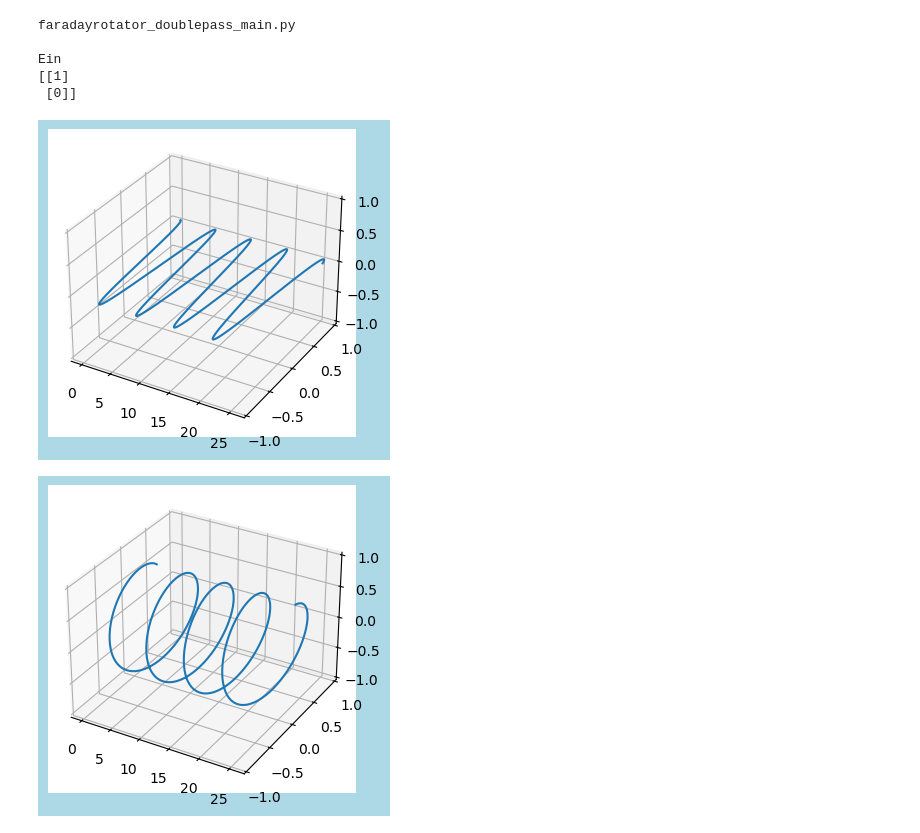
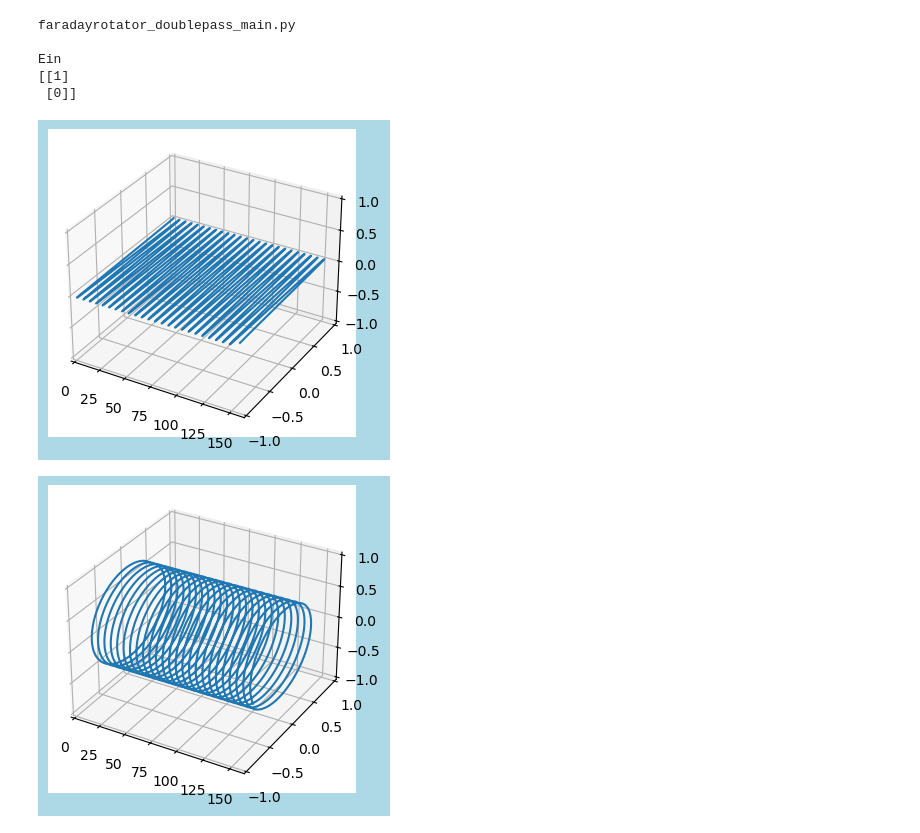
Before and after one commit to tacticstactics/reflection-phase-change, a Jupyter notebook: circular_polarization_propagate_main.ipynb, the cells around one changed output. Saved outputs shown, nothing was run; the diff lists cells and outputs as text; code cells hidden in the pictures.

```diff
--- a/circular_polarization_propagate_main.ipynb
+++ b/circular_polarization_propagate_main.ipynb
@@ -15,7 +15,12 @@ import matplotlib.pyplot as plt
 
 import Polarimeter_def
 
-m = 512
+m = 1 * 512
+m = 2 * 512
+m = 3 * 512
+m = 4 * 512
+m = 5 * 512
+m = 6 * 512
 
 Ein = np.array([[1],[0]])
 
@@ -139,38 +144,40 @@ for ii in range(m):
 
 
 
-fig = plt.figure(figsize = (12,4), facecolor='lightblue')
+fig = plt.figure(figsize = (40,4), facecolor='lightblue')
 #ax1 = plt.axes(projection = '3d')
 ax1 = fig.add_subplot(1,1,1,projection = '3d')
 ax1.plot3D(opl1_col,E1x_col, E1y_col)
+ax1.set_xlim(0,160)
 ax1.set_zlim(-1,1)
 ax1.set_ylim(-1,1)
 #ax1.set_title('3d plot');
 
 
 
-fig2 = plt.figure(figsize = (12,4), facecolor='lightblue')
+fig2 = plt.figure(figsize = (40,4), facecolor='lightblue')
 ax2 = fig2.add_subplot(1,1,1,projection = '3d')
 ax2.plot3D(opl2_col,E2x_col, E2y_col)
+ax2.set_xlim(0,160)
 ax2.set_zlim(-1,1)
 ax2.set_ylim(-1,1)
 
 #ax3 = fig.add_subplot(1,4,3,projection = '3d')
 #ax3.plot3D(opl3_col,E3x_col, E3y_col)
 #ax3.set_zlim(-1,1)
 #ax3.set_ylim(-1,1)
 
 #ax4 = fig.add_subplot(1,4,4,projection = '3d')
 #ax4.plot3D(opl4_col,E4x_col, E4y_col)
 #ax4.set_zlim(-1,1)
 #ax4.set_ylim(-1,1)
 
 plt.show()
 # %% [output]
 faradayrotator_doublepass_main.py
 
 Ein
 [[1]
  [0]]
-[figure, old version]
+[figure, new version]
-[figure, old version]
+[figure, new version]
```
